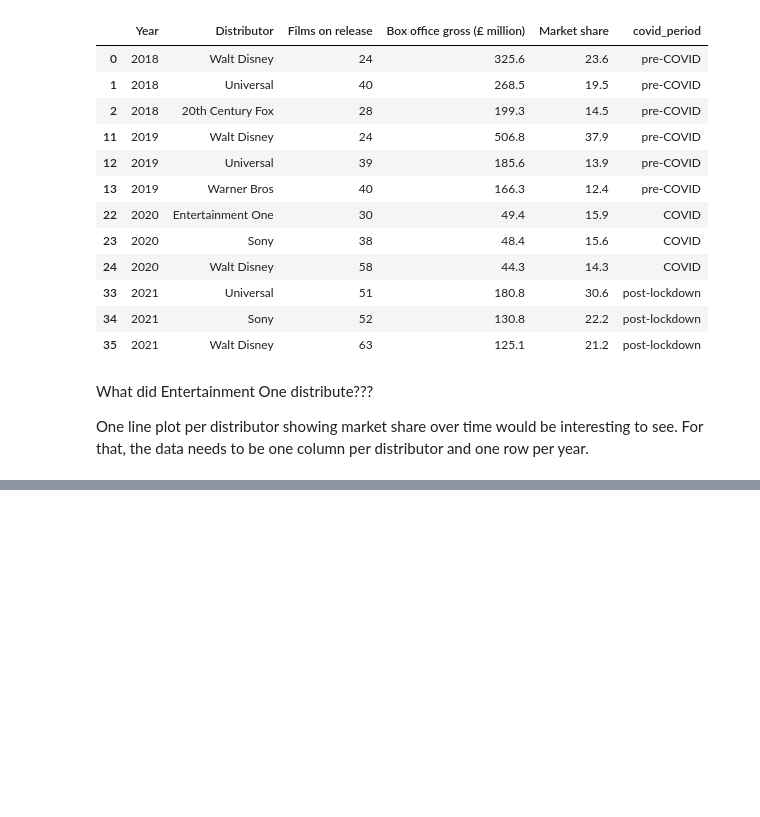
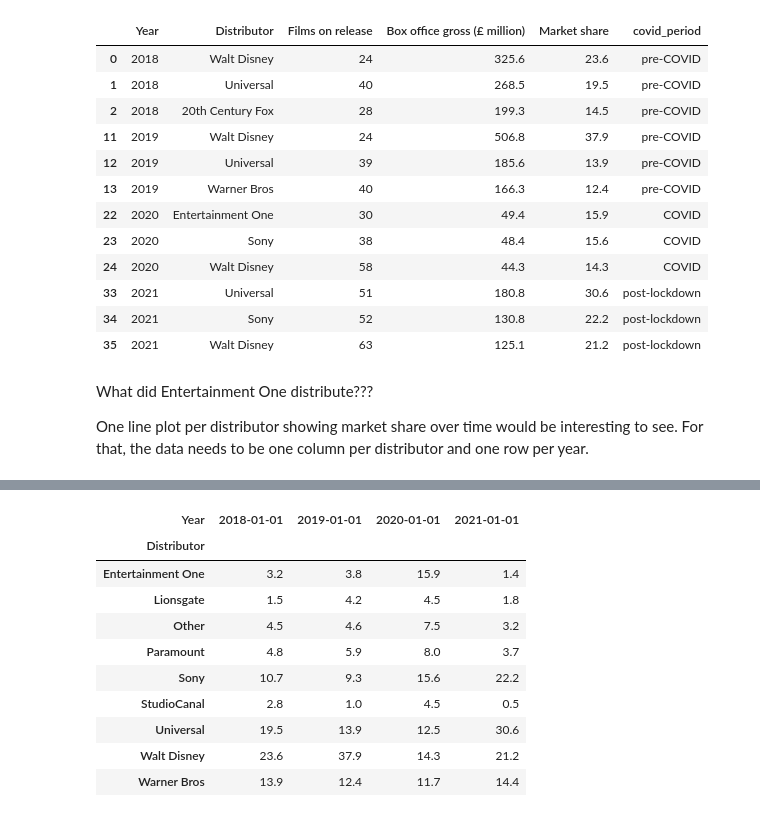
Before and after one commit to AJ-Horch/grounded_data_analyst, a Jupyter notebook: analsying_moive_data.ipynb, the cells around one changed output, grey strips where cells are left out. Drawn from its saved outputs; the diff is of its cells as text; code cells hidden in the pictures; blank space fills up the shorter version.

```diff
--- a/analsying_moive_data.ipynb
+++ b/analsying_moive_data.ipynb
@@ -470,0 +573,15 @@ One line plot per distributor showing market share over time would be interestin
+# %%
+# raw pivot table:
+distributors_pivot.transpose()
+# %% [output]
+| Year | 2018-01-01 | 2019-01-01 | 2020-01-01 | 2021-01-01 |
+| Distributor |  |  |  |  |
+| Entertainment One | 3.2 | 3.8 | 15.9 | 1.4 |
+| Lionsgate | 1.5 | 4.2 | 4.5 | 1.8 |
+| Other | 4.5 | 4.6 | 7.5 | 3.2 |
+| Paramount | 4.8 | 5.9 | 8.0 | 3.7 |
+| Sony | 10.7 | 9.3 | 15.6 | 22.2 |
+| StudioCanal | 2.8 | 1.0 | 4.5 | 0.5 |
+| Universal | 19.5 | 13.9 | 12.5 | 30.6 |
+| Walt Disney | 23.6 | 37.9 | 14.3 | 21.2 |
+| Warner Bros | 13.9 | 12.4 | 11.7 | 14.4 |
```
Also changed, not shown: parts of 12 cells of this notebook.
